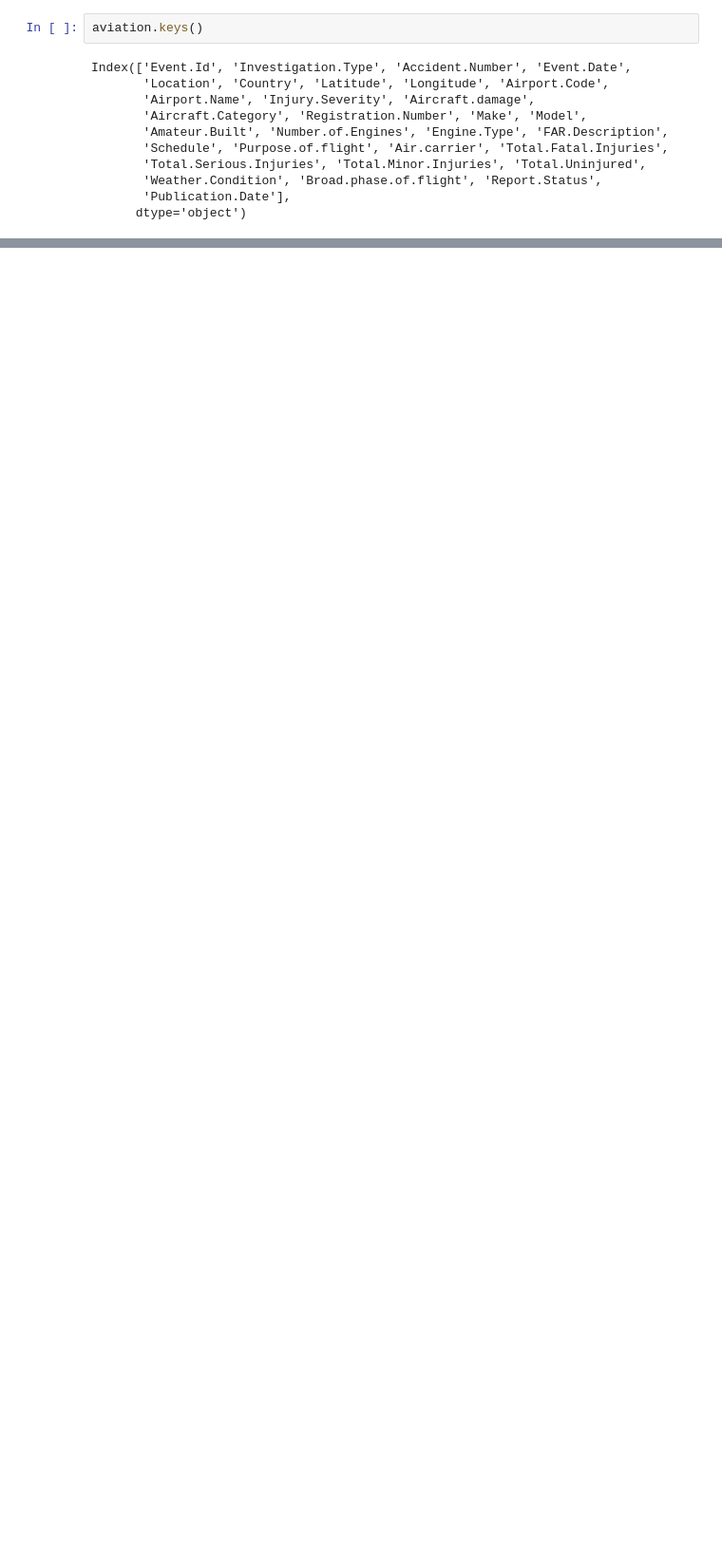
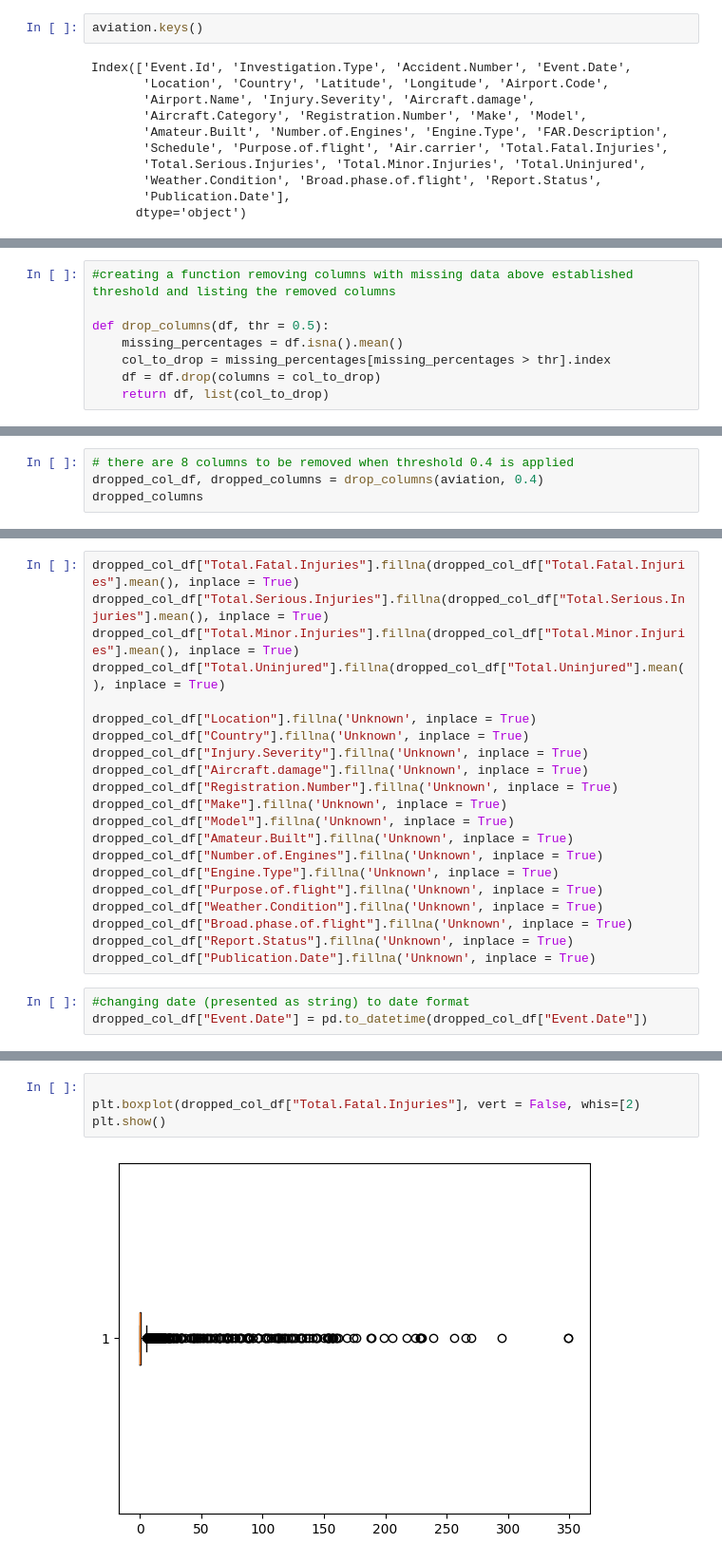
Before and after one commit to katarzynakarwacka/DS-projects, a Jupyter notebook: Plane_crash_analysis/czy_leci_z_nami_pilot.ipynb, the cells around one changed output, grey strips where cells are left out. Shown at 95% size. Drawn from its saved outputs; the diff is of its cells as text; blank space fills up the shorter version.

```diff
--- a/Plane_crash_analysis/czy_leci_z_nami_pilot.ipynb
+++ b/Plane_crash_analysis/czy_leci_z_nami_pilot.ipynb
@@ -85,0 +81,8 @@ len(missing_data_col), len(aviation.columns)
+# %%
+#creating a function removing columns with missing data above established threshold and listing the removed columns
+
+def drop_columns(df, thr = 0.5):
+    missing_percentages = df.isna().mean()
+    col_to_drop = missing_percentages[missing_percentages > thr].index
+    df = df.drop(columns = col_to_drop)
+    return df, list(col_to_drop)
@@ -85,0 +100,4 @@ len(missing_data_col), len(aviation.columns)
+# %%
+# there are 8 columns to be removed when threshold 0.4 is applied
+dropped_col_df, dropped_columns = drop_columns(aviation, 0.4)
+dropped_columns
@@ -85,0 +169,24 @@ len(missing_data_col), len(aviation.columns)
+# %%
+dropped_col_df["Total.Fatal.Injuries"].fillna(dropped_col_df["Total.Fatal.Injuries"].mean(), inplace = True)
+dropped_col_df["Total.Serious.Injuries"].fillna(dropped_col_df["Total.Serious.Injuries"].mean(), inplace = True)
+dropped_col_df["Total.Minor.Injuries"].fillna(dropped_col_df["Total.Minor.Injuries"].mean(), inplace = True)
+dropped_col_df["Total.Uninjured"].fillna(dropped_col_df["Total.Uninjured"].mean(), inplace = True)
+
+dropped_col_df["Location"].fillna('Unknown', inplace = True)
+dropped_col_df["Country"].fillna('Unknown', inplace = True)
+dropped_col_df["Injury.Severity"].fillna('Unknown', inplace = True)
+dropped_col_df["Aircraft.damage"].fillna('Unknown', inplace = True)
+dropped_col_df["Registration.Number"].fillna('Unknown', inplace = True)
+dropped_col_df["Make"].fillna('Unknown', inplace = True)
+dropped_col_df["Model"].fillna('Unknown', inplace = True)
+dropped_col_df["Amateur.Built"].fillna('Unknown', inplace = True)
+dropped_col_df["Number.of.Engines"].fillna('Unknown', inplace = True)
+dropped_col_df["Engine.Type"].fillna('Unknown', inplace = True)
+dropped_col_df["Purpose.of.flight"].fillna('Unknown', inplace = True)
+dropped_col_df["Weather.Condition"].fillna('Unknown', inplace = True)
+dropped_col_df["Broad.phase.of.flight"].fillna('Unknown', inplace = True)
+dropped_col_df["Report.Status"].fillna('Unknown', inplace = True)
+dropped_col_df["Publication.Date"].fillna('Unknown', inplace = True)
+# %%
+#changing date (presented as string) to date format
+dropped_col_df["Event.Date"] = pd.to_datetime(dropped_col_df["Event.Date"])
@@ -85,0 +227,6 @@ len(missing_data_col), len(aviation.columns)
+# %%
+
+plt.boxplot(dropped_col_df["Total.Fatal.Injuries"], vert = False, whis=[2)
+plt.show()
+# %% [output]
+[figure, added]
```
Also changed, not shown: parts of 34 cells of this notebook.
